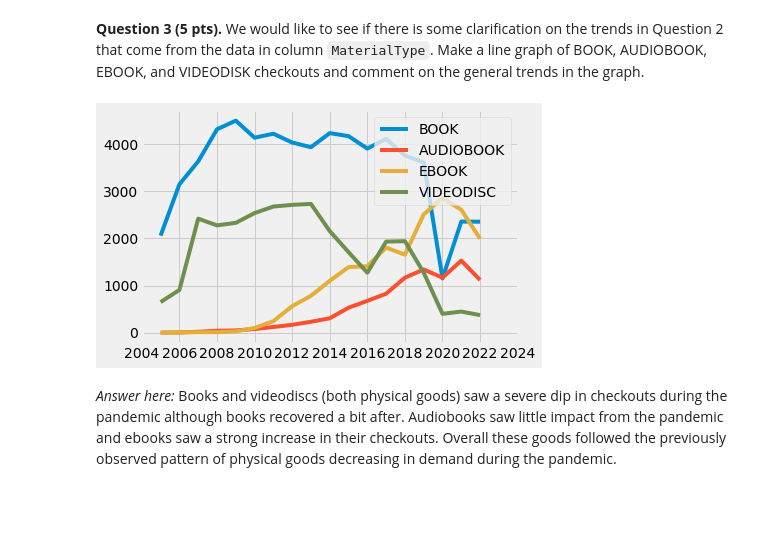
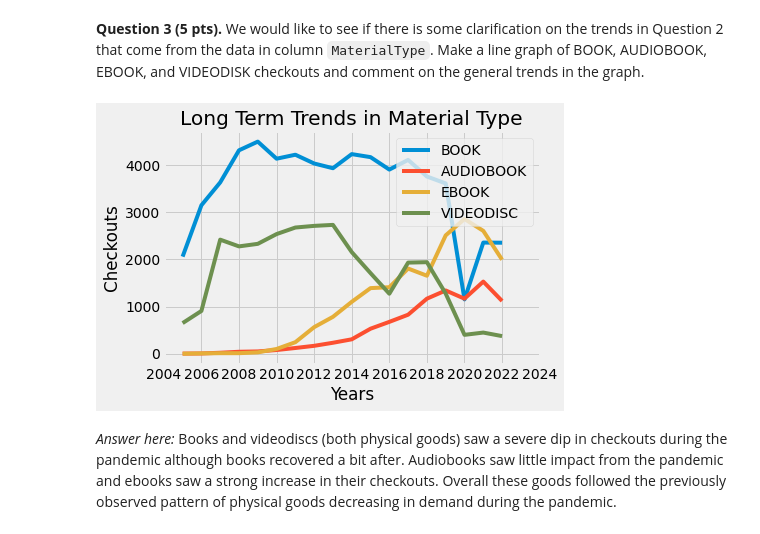
Before and after one commit to AAWorks/ds-1, a Jupyter notebook: hw3/homework03_Autumn23.ipynb, the cells around one changed output. Saved outputs shown, nothing was run; the diff lists cells and outputs as text; code cells hidden in the pictures; blank space fills up the shorter version.

```diff
--- a/hw3/homework03_Autumn23.ipynb
+++ b/hw3/homework03_Autumn23.ipynb
@@ -303,13 +308,16 @@ plt.show()
 # %%
 # code here
 for mat in ('BOOK', 'AUDIOBOOK', 'EBOOK', 'VIDEODISC'):
     data = spl_df.loc[spl_df.MaterialType == mat].groupby(['CheckoutYear'])['Checkouts'].sum()
     plt.plot(data, label=mat)
 
 plt.legend()
 plt.xticks(range(2004, 2025, 2))
+plt.title("Long Term Trends in Material Type")
+plt.xlabel("Years")
+plt.ylabel("Checkouts")
 plt.show()
 # %% [output]
-[figure, old version]
+[figure, new version]
 # %% [markdown]
 *Answer here:* Books and videodiscs (both physical goods) saw a severe dip in checkouts during the pandemic although books recovered a bit after. Audiobooks saw little impact from the pandemic and ebooks saw a strong increase in their checkouts. Overall these goods followed the previously observed pattern of physical goods decreasing in demand during the pandemic.
```
Also changed, not shown: parts of 6 cells of this notebook, 1 other file.
